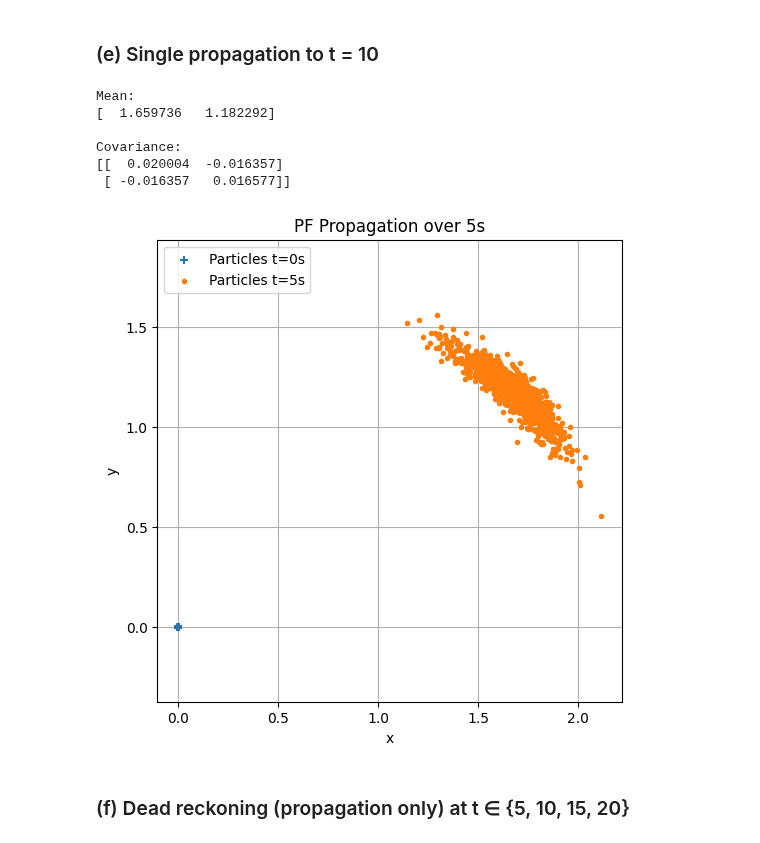
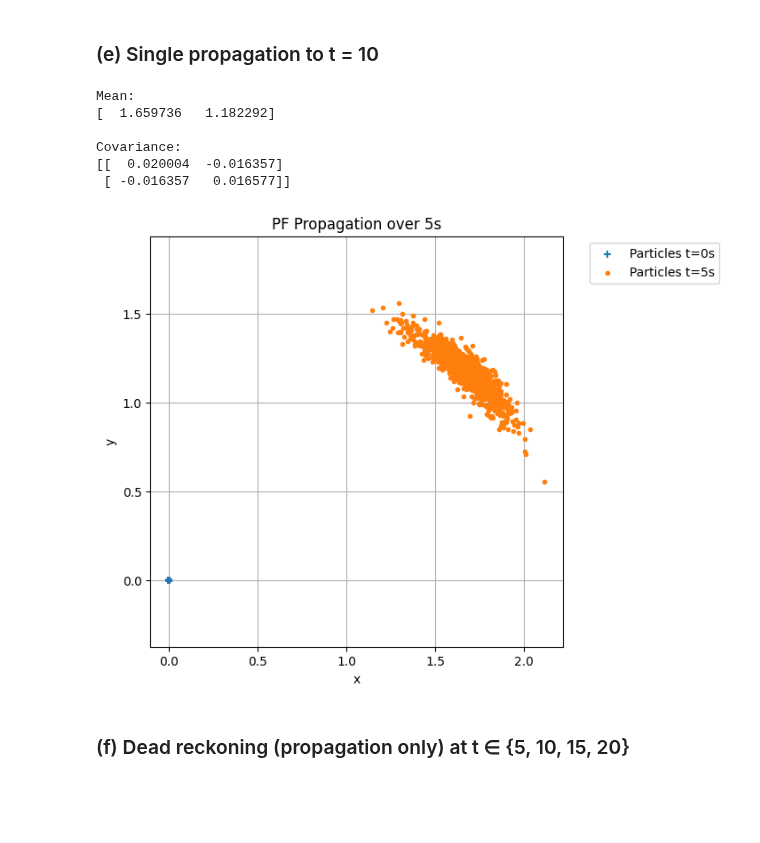
Before and after one commit to dbcometto/eece5550work, a Jupyter notebook: hw2.ipynb, the cells around one changed output. Drawn from its saved outputs; the diff is of its cells as text; code cells hidden in the pictures; blank space fills up the shorter version.

```diff
--- a/hw2.ipynb
+++ b/hw2.ipynb
@@ -708,7 +708,7 @@ if __name__ == "__main__":
     #   - Plot co-registered pointclouds
     # pass  # Replace with your code
 
-    R,t,C = ICP(pt_cld_X, pt_cld_Y, t0 = np.zeros((3,1)), R0 = np.eye(3), dmax=0.25, num_ICP_iters=100)
+    R,t,C = ICP(pt_cld_X, pt_cld_Y, t0 = np.zeros((3,1)), R0 = np.eye(3), dmax=0.25, num_ICP_iters=30)
 
     print(f"\n R: {np.round(R,4)} \n t: {np.round(t,4)}")
 # %% [output]
@@ -1015,35 +1015,35 @@ if __name__ == "__main__":
     starting_particles = [X0 for i in range(n_particles)]
 
     prop_particles = pf.propagate(starting_particles)
 
     starting_particle_positions = DifferentialDriveParticleFilter.positions_array(starting_particles)
     prop_particle_positions = DifferentialDriveParticleFilter.positions_array(prop_particles)
 
     # Stats
     DifferentialDriveParticleFilter.print_statistics(prop_particle_positions)
 
     # Plotting
     fig = plt.figure(figsize=(6,6))
     ax = fig.add_subplot(111)
 
     ax.scatter(starting_particle_positions[:,0],starting_particle_positions[:,1],label='Particles t=0s',marker='+')
     ax.scatter(prop_particle_positions[:,0],prop_particle_positions[:,1],label='Particles t=5s',marker='.')
 
     ax.set_xlabel("x")
     ax.set_ylabel("y")
     ax.set_title("PF Propagation over 5s")
     ax.set_aspect("equal",adjustable='datalim')
-    ax.legend(loc="upper left")
+    ax.legend(loc="upper left",bbox_to_anchor=(1.05,1))
     ax.grid(True)
     ax.set_axisbelow(True)
 # %% [output]
 Mean:
 [  1.659736   1.182292]
 
 Covariance:
 [[  0.020004  -0.016357]
  [ -0.016357   0.016577]]
-[figure, old version]
+[figure, new version]
 # %% [markdown]
 ### (f) Dead reckoning (propagation only) at t ∈ {5, 10, 15, 20}
 # %%
```
Also changed, not shown: parts of 2 cells of this notebook, 1 other file.
